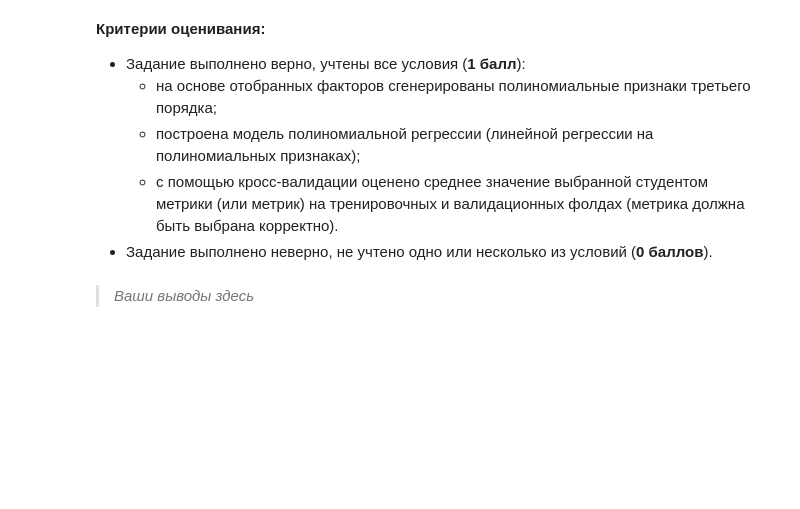
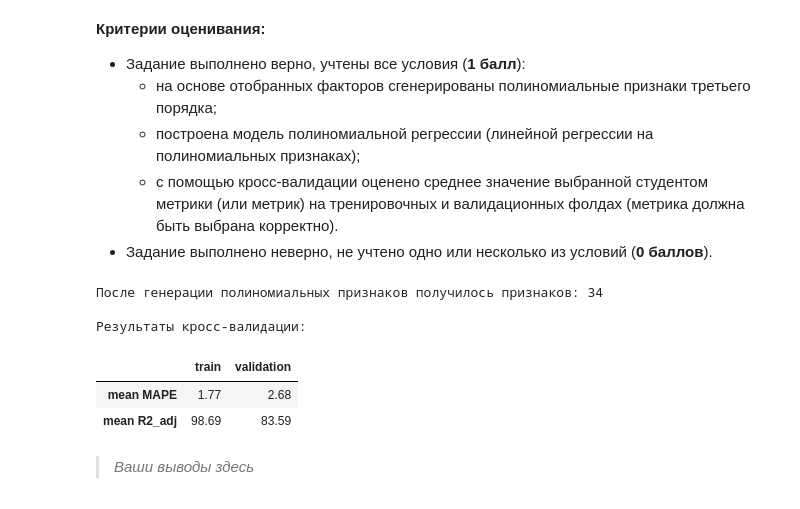
Before and after one commit to akitim/SkillFactory_current, a Jupyter notebook: MATH_ML_2_Практика_Акимкин.ipynb, the cells around one changed output. Drawn from its saved outputs; the diff is of its cells as text; code cells hidden in the pictures; blank space fills up the shorter version.

```diff
--- a/MATH_ML_2_Практика_Акимкин.ipynb
+++ b/MATH_ML_2_Практика_Акимкин.ipynb
@@ -425,7 +426,7 @@ display(comparison_df)
 - Задание выполнено верно, но не учтено одно из условий (**1 балл**).
 - Задание выполнено верно, не учтено несколько из условий (**0 баллов**).
 # %%
-from itertools import combinations as comb
+from itertools import combinations
 
 target = 'Prod'
 feat_corr_threshold = 0.7
@@ -435,9 +436,9 @@ features = data.columns.to_list() # список всех признаков
 features_ = data.drop(target, axis=1).columns.to_list() #список признаков без целевой
 # print(features, features_)
 
-# ищем 'независимые' признаки, коррелирующие между собой выше порога
+# ищем пары 'независимых' признаков, коррелирующие между собой выше порога
 correlated_features_pairs = [
-    [p1, p2] for p1, p2 in comb(features_, 2)
+    [p1, p2] for p1, p2 in combinations(features_, 2)
     if corr_matrix.loc[p1, p2] > feat_corr_threshold
  ]
 
@@ -461,9 +462,10 @@ print('Будут удалены признаки:\n', *features_to_drop)
 # новая матрица признаков
 x_upd = data.drop(features_to_drop, axis=1).drop(target, axis=1).values
 
-# новая матрица регрессоров
+# новая матрица регрессоров, включая столбец единиц
 A_upd = np.hstack((np.ones((x_upd.shape[0], 1)), x_upd))
 
+# новые коэффициенты регрессии
 w_upd = np.linalg.inv(A_upd.T @ A_upd) @ A_upd.T @ y
 
 # выводим коэффициенты регрессии
@@ -607,3 +607,52 @@ from sklearn.model_selection import cross_validate
+# %%
+#  = StandardScaler().fit_transform(x)
+x_st = StandardScaler().fit_transform(x_upd)
+
+x_poly = PolynomialFeatures(degree=3,
+                            include_bias=False).fit_transform(x_st)
+print('После генерации полиномиальных признаков получилось признаков:',
+      x_poly.shape[1])
+
+# строим модель
+linreg = LinearRegression()
+
+# пользовательская функция для расчета скорректированного
+# коэффициента детерминации R2_adj при кросс-валидации
+def R2_adj_scorer(estimator, X, y_true):
+    n = X.shape[0] # кол-во наблюдений
+    k = X.shape[1] # кол-во признаков
+    y_pred = estimator.predict(X)
+
+    # расчет метрики
+    S_res = np.sum((y_pred - y_true) ** 2)
+    S_tot = np.sum((np.mean(y_true) - y_true) ** 2)
+
+    return (1 - S_res / (n - k) / (S_tot / (n - 1))) * 100
+
+# оцениваем качество модели на кросс-валидации, метрики — MAPE и R2_adj
+cv_result = cross_validate(
+    linreg, x_poly, y,
+    scoring={'nMAPE':'neg_mean_absolute_percentage_error',
+             'R2_adj': R2_adj_scorer},
+    cv=5, return_train_score=True
+)
+
+MAPE_cv_train, R2_adj_cv_train = \
+-np.mean(cv_result['train_nMAPE']) * 100, np.mean(cv_result['train_R2_adj'])
+MAPE_cv_test, R2_adj_cv_test = \
+-np.mean(cv_result['test_nMAPE']) * 100, np.mean(cv_result['test_R2_adj'])
+
+print('\nРезультаты кросс-валидации на 5 фолдах:')
+np.round(pd.DataFrame({'train': [MAPE_cv_train, R2_adj_cv_train],
+              'validation': [MAPE_cv_test, R2_adj_cv_test]},
+             index = ['mean MAPE', 'mean R2_adj']), 2)
+# %% [output]
+После генерации полиномиальных признаков получилось признаков: 34
+
+Результаты кросс-валидации:
+|  | train | validation |
+| mean MAPE | 1.77 | 2.68 |
+| mean R2_adj | 98.69 | 83.59 |
 # %% [markdown]
 > *Ваши выводы здесь*
 # %% [markdown]
```
Also changed, not shown: parts of 3 cells of this notebook.
